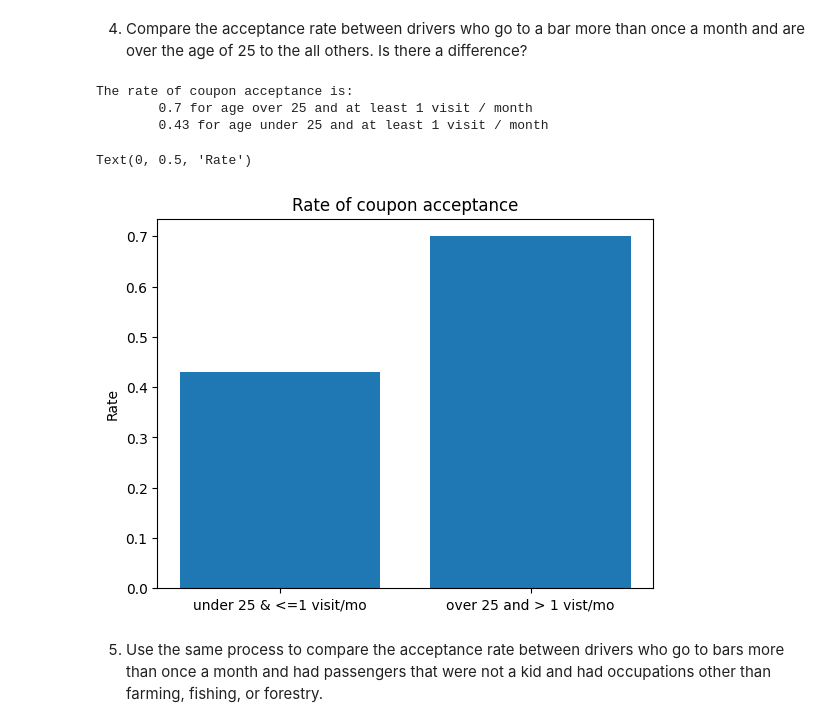
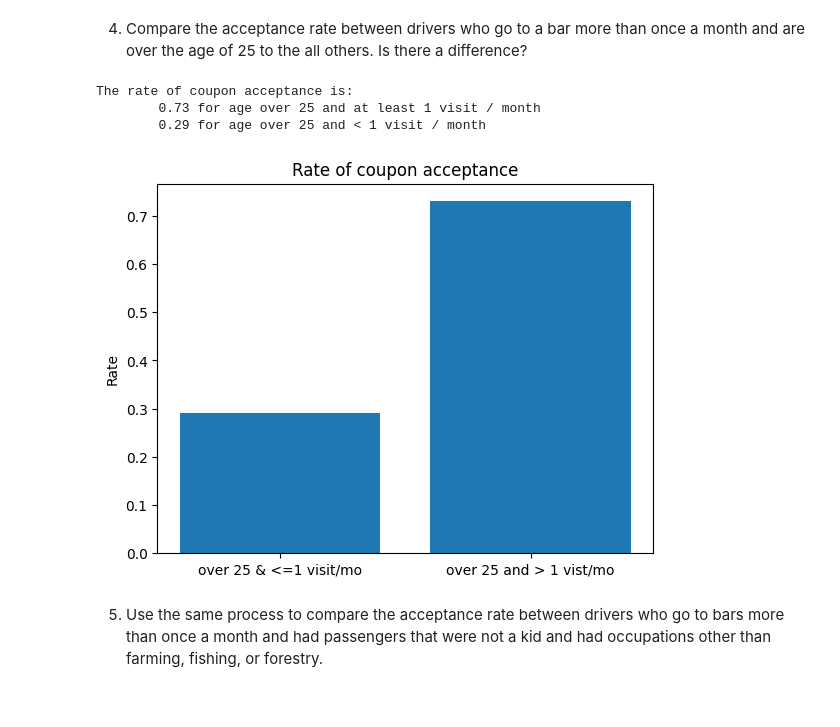
Before and after one commit to SirMadness/UCB_AI_ML, a Jupyter notebook: Module_5/prompt_BAR.ipynb, the cells around one changed output. Saved outputs shown, nothing was run; the diff lists cells and outputs as text; code cells hidden in the pictures.

```diff
--- a/Module_5/prompt_BAR.ipynb
+++ b/Module_5/prompt_BAR.ipynb
@@ -395,40 +395,41 @@ bar_coupon_df.loc[idxs_onethird, 'BarB'] = '1'
 bar_coupon_df.loc[idxs_twothirds, 'BarB'] = '2~3'
 
 # check this worked
 #print(bar_coupon_df['BarB'].unique())
 
 # filters for bars to get 1 or less and greater than 1
 filter_gt1_barB =  ['2~3', 'gt8', '4~8']
 filter_lt1_barB = ['never', 'less1', '1']
 
 
 
 # get rate for more than 1 visit per month and age over 25
 filtered_df = bar_coupon_df.query("BarB in @filter_gt1_barB and age in @filter_above25")
 rate_gt1_over25 = round(
     filtered_df.query("Accepted_Coupon == 1").shape[0]/ filtered_df.shape[0]
     ,2)
 
 # get rate for less than 1 visit per month and age under 25
-filtered_df = bar_coupon_df.query("BarB in @filter_lt1_barB and age in @filter_bellow25")
+filtered_df = bar_coupon_df.query("BarB in @filter_lt1_barB and age in @filter_above25")
 rate_lt1_below25 = round(
     filtered_df.query("Accepted_Coupon == 1").shape[0]/ filtered_df.shape[0]
     ,2)
 
 print(f"The rate of coupon acceptance is:")
 print(f"\t{rate_gt1_over25} for age over 25 and at least 1 visit / month")
-print(f"\t{rate_lt1_below25} for age under 25 and at least 1 visit / month")
+print(f"\t{rate_lt1_below25} for age over 25 and < 1 visit / month")
 
 
-plt.bar(["under 25 & <=1 visit/mo", 'over 25 and > 1 vist/mo'], height=[rate_lt1_below25, rate_gt1_over25])
+plt.bar(["over 25 & <=1 visit/mo", 'over 25 and > 1 vist/mo'], height=[rate_lt1_below25, rate_gt1_over25])
 plt.title('Rate of coupon acceptance')
 plt.ylabel('Rate')
+
+plt.savefig('./images/Rate_25years_1barVisit.png')
 # %% [output]
 The rate of coupon acceptance is:
-        0.7 for age over 25 and at least 1 visit / month
-        0.43 for age under 25 and at least 1 visit / month
+        0.73 for age over 25 and at least 1 visit / month
+        0.29 for age over 25 and < 1 visit / month
-Text(0, 0.5, 'Rate')
-[figure, old version]
+[figure, new version]
 # %% [markdown]
 5. Use the same process to compare the acceptance rate between drivers who go to bars more than once a month and had passengers that were not a kid and had occupations other than farming, fishing, or forestry.
 # %%
```
Also changed, not shown: 2 other files.
